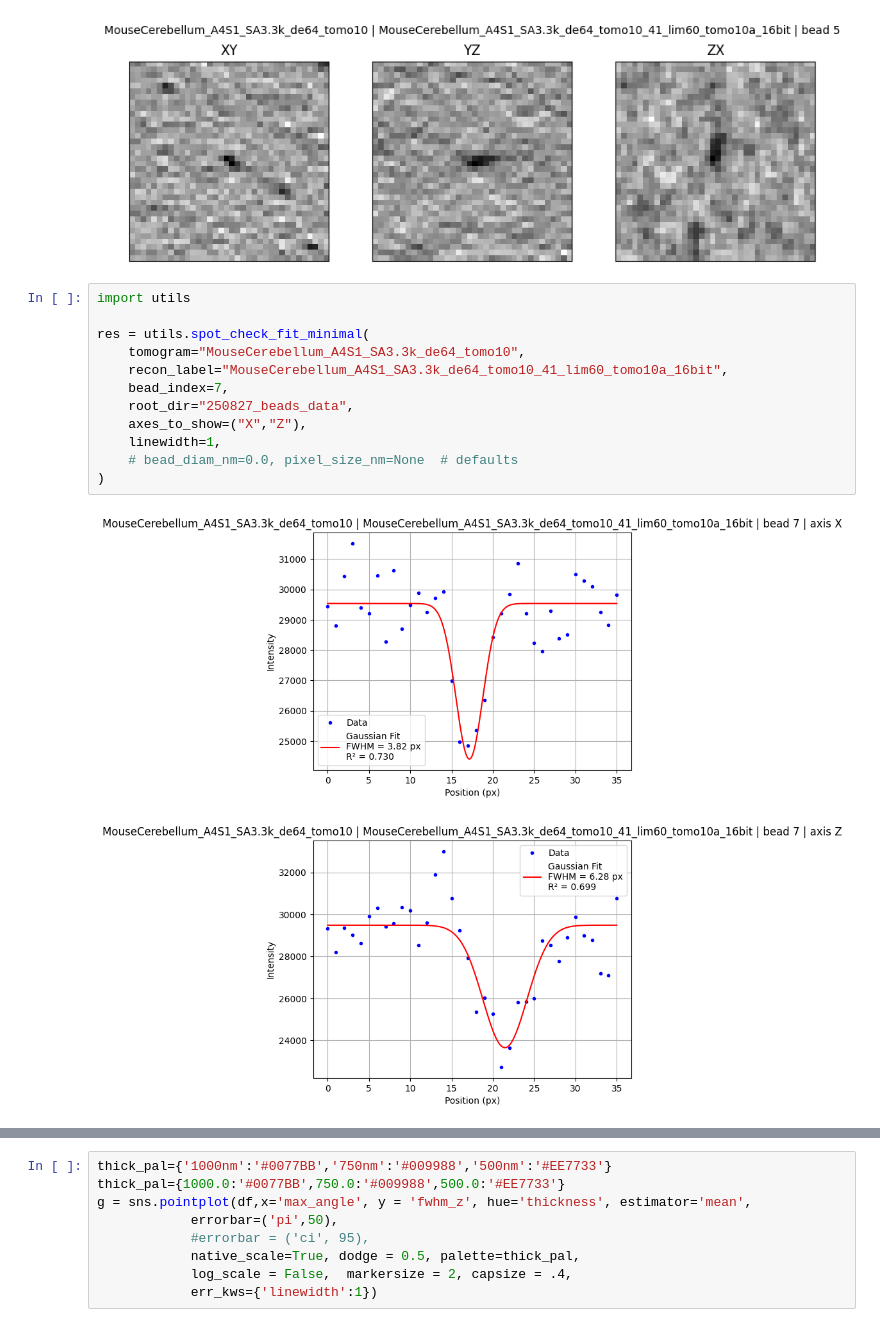
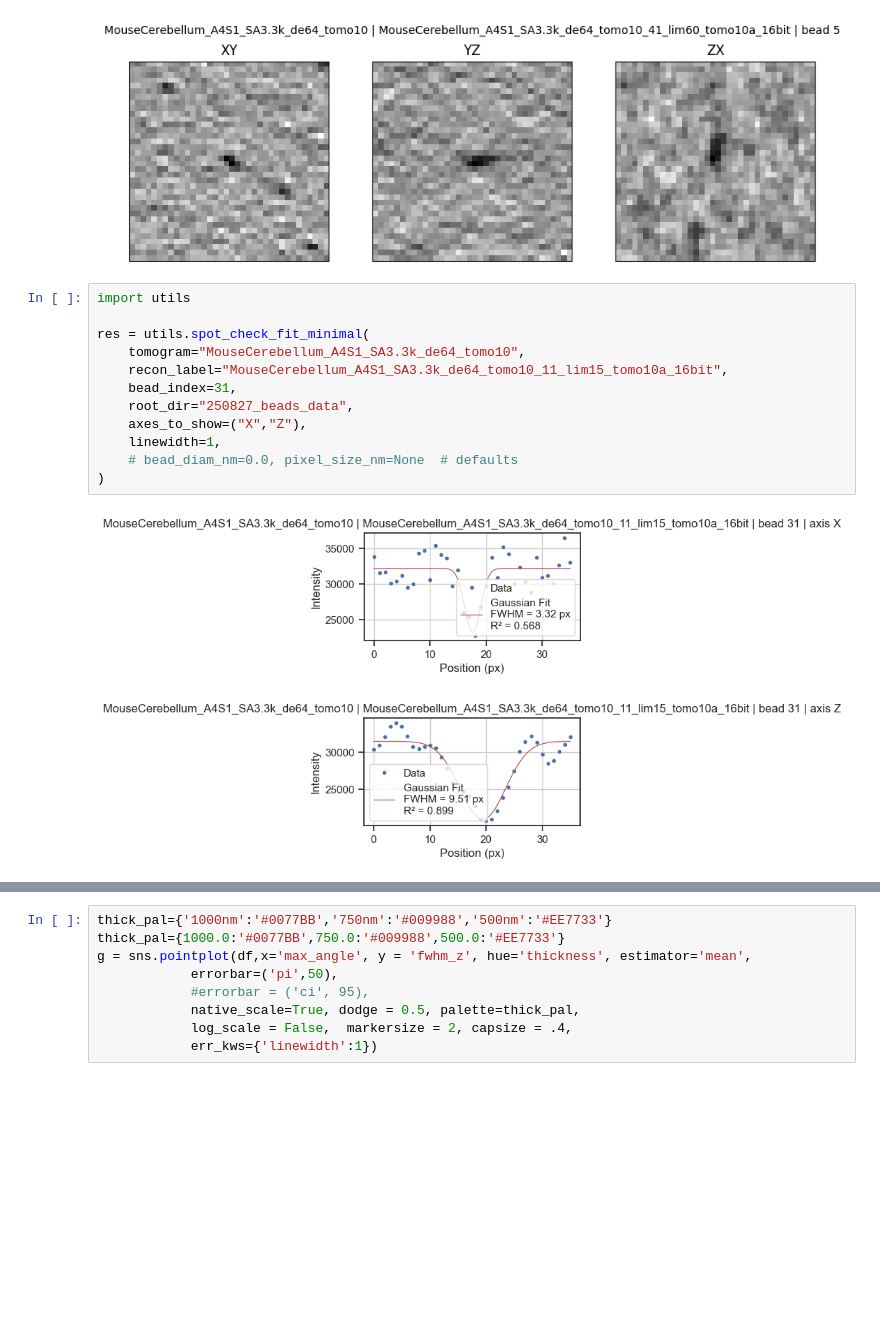
Before and after one commit to kuan-lab/tem-tomo, a Jupyter notebook: bead_resolution/250826_bead_res.ipynb, the cells around one changed output, grey strips where cells are left out. Drawn from its saved outputs; the diff is of its cells as text; blank space fills up the shorter version.

Commit message:
updates to bead resolution code. Replaced 1000 nm thick with tomo11 (tomo10 was too low SNR), updated yaml config, updates to track N for beads and proportion of beads with good fits

```diff
--- a/bead_resolution/250826_bead_res.ipynb
+++ b/bead_resolution/250826_bead_res.ipynb
@@ -21,18 +22,18 @@ xy.shape, yz.shape, zx.shape
 # %%
 import utils
 
 res = utils.spot_check_fit_minimal(
     tomogram="MouseCerebellum_A4S1_SA3.3k_de64_tomo10",
-    recon_label="MouseCerebellum_A4S1_SA3.3k_de64_tomo10_41_lim60_tomo10a_16bit",
-    bead_index=7,
+    recon_label="MouseCerebellum_A4S1_SA3.3k_de64_tomo10_11_lim15_tomo10a_16bit",
+    bead_index=31,
     root_dir="250827_beads_data",
     axes_to_show=("X","Z"),
     linewidth=1,
     # bead_diam_nm=0.0, pixel_size_nm=None  # defaults
 )
 # %% [output]
-[figure, old version]
+[figure, new version]
-[figure, old version]
+[figure, new version]
 # %%
 from importlib import reload
 import utils; reload(utils)
```
Also changed, not shown: parts of 5 cells of this notebook, 3 other files.
